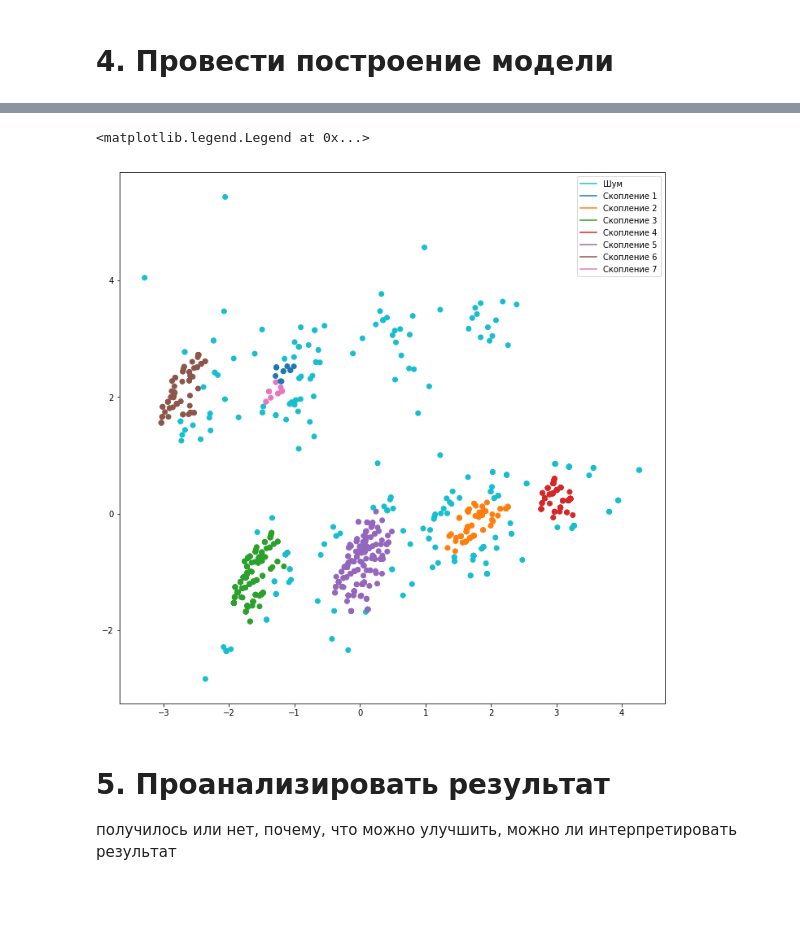
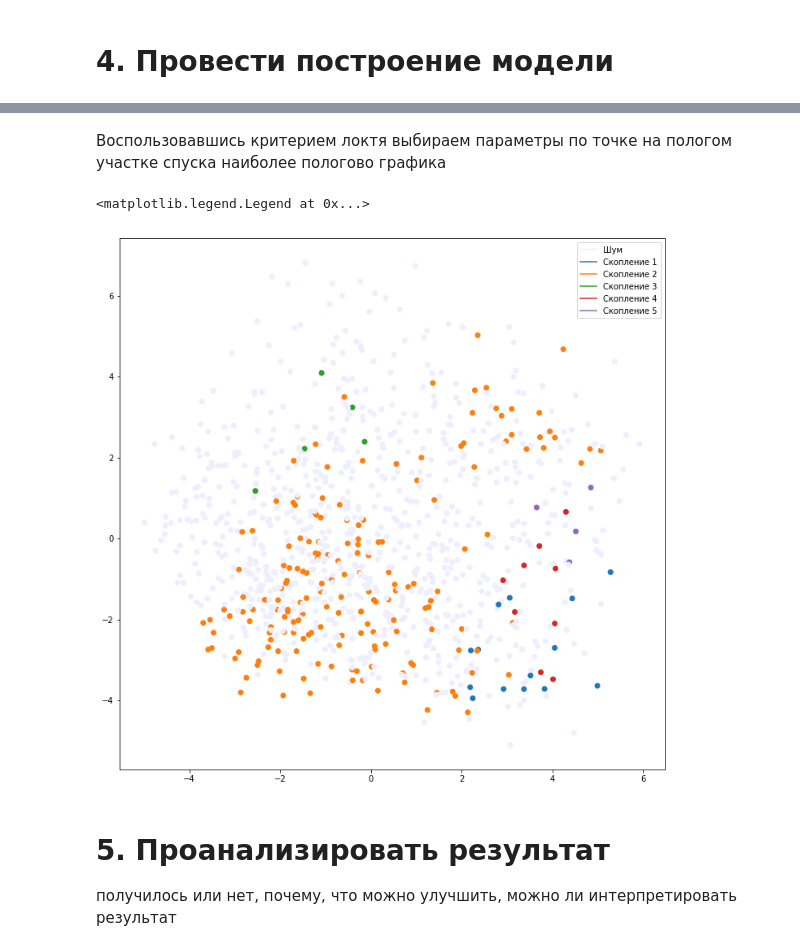
Before and after one commit to mas-student/ds-2019-03-hw07, a Jupyter notebook: hw07_part1.ipynb, the cells around one changed output, grey strips where cells are left out. Drawn from its saved outputs; the diff is of its cells as text; code cells hidden in the pictures; blank space fills up the shorter version.

```diff
--- a/hw07_part1.ipynb
+++ b/hw07_part1.ipynb
@@ -46,7 +44,8 @@ survey.head()
 5 rows × 27 columns
 # %%
 df = survey.drop([
-    'Timestamp', 'comments'
+    'Timestamp', 'comments',
+    'Country', 'state',
 ], axis=1)
 
 for i, column in enumerate(df.columns):
@@ -191,0 +138,11 @@ X_prepared = pipeline.fit_transform(df)
+# %%
+features = [
+       'Gender', 'Age',
+       'self_employed',
+       'family_history', 'treatment', 'work_interfere', 'no_employees',
+       'remote_work', 'tech_company', 'benefits', 'care_options',
+       'wellness_program', 'seek_help', 'anonymity', 'leave',
+       'mental_health_consequence', 'phys_health_consequence', 'coworkers',
+       'supervisor', 'mental_health_interview', 'phys_health_interview',
+       'mental_vs_physical', 'obs_consequence',
+]
@@ -194,34 +257,39 @@ X_prepared = pipeline.fit_transform(df)
+# %% [markdown]
+Воспользовавшись критерием локтя выбираем параметры по точке на пологом участке спуска наиболее пологово графика
 # %%
-from sklearn.cluster import DBSCAN
-
 import matplotlib.lines as mlines
 
+target_eps = 6.3
+target_min_samples = 5
 
-dbscan = DBSCAN(eps=0.20, min_samples=12).fit(X_prepared)
+dbscan = DBSCAN(eps=target_eps, min_samples=target_min_samples).fit(X_prepared)
 clusters = dbscan.labels_
 
-df['first'] = X_prepared[:, 0]
-df['second'] = X_prepared[:, 1]
-df['cluster'] = clusters
-df['count'] = 1
+clustered = df.copy()
+
+clustered['first'] = X_reduced[:, 0]
+clustered['second'] = X_reduced[:, 1]
+clustered['cluster'] = clusters
+clustered['count'] = 1
 
 fig, ax = plt.subplots(1, 1, figsize=(12, 12))
 
 prop_cycle = plt.rcParams['axes.prop_cycle']
 colors_cycle = prop_cycle.by_key()['color']
-colors_map = {cluster: colors_cycle[cluster % len(colors_cycle)] for cluster in df['cluster']}
-colors = [colors_map[cluster] for cluster in df['cluster']]
+colors_map = {cluster: colors_cycle[cluster % len(colors_cycle)] for cluster in clustered['cluster']}
+colors_map[-1] = '#EEEEFF'
+colors = [colors_map[cluster] for cluster in clustered['cluster']]
 
-artists = ax.scatter(df['first'], df['second'], c=colors)
-clusters = df['cluster'].unique()
+artists = ax.scatter(clustered['first'], clustered['second'], c=colors)
+clusters = clustered['cluster'].unique()
 handles = [
     mlines.Line2D([], [], color=colors_map[cluster], label=(f'Скопление {cluster + 1}' if cluster != -1 else 'Шум'))
     for cluster in sorted(clusters)
 ]
 plt.legend(handles=handles)
 # %% [output]
 <matplotlib.legend.Legend at 0x...>
-[figure, old version]
+[figure, new version]
 # %% [markdown]
 # 5. Проанализировать результат
 получилось или нет, почему, что можно улучшить, можно ли интерпретировать результат
```
Also changed, not shown: parts of 15 cells of this notebook.
